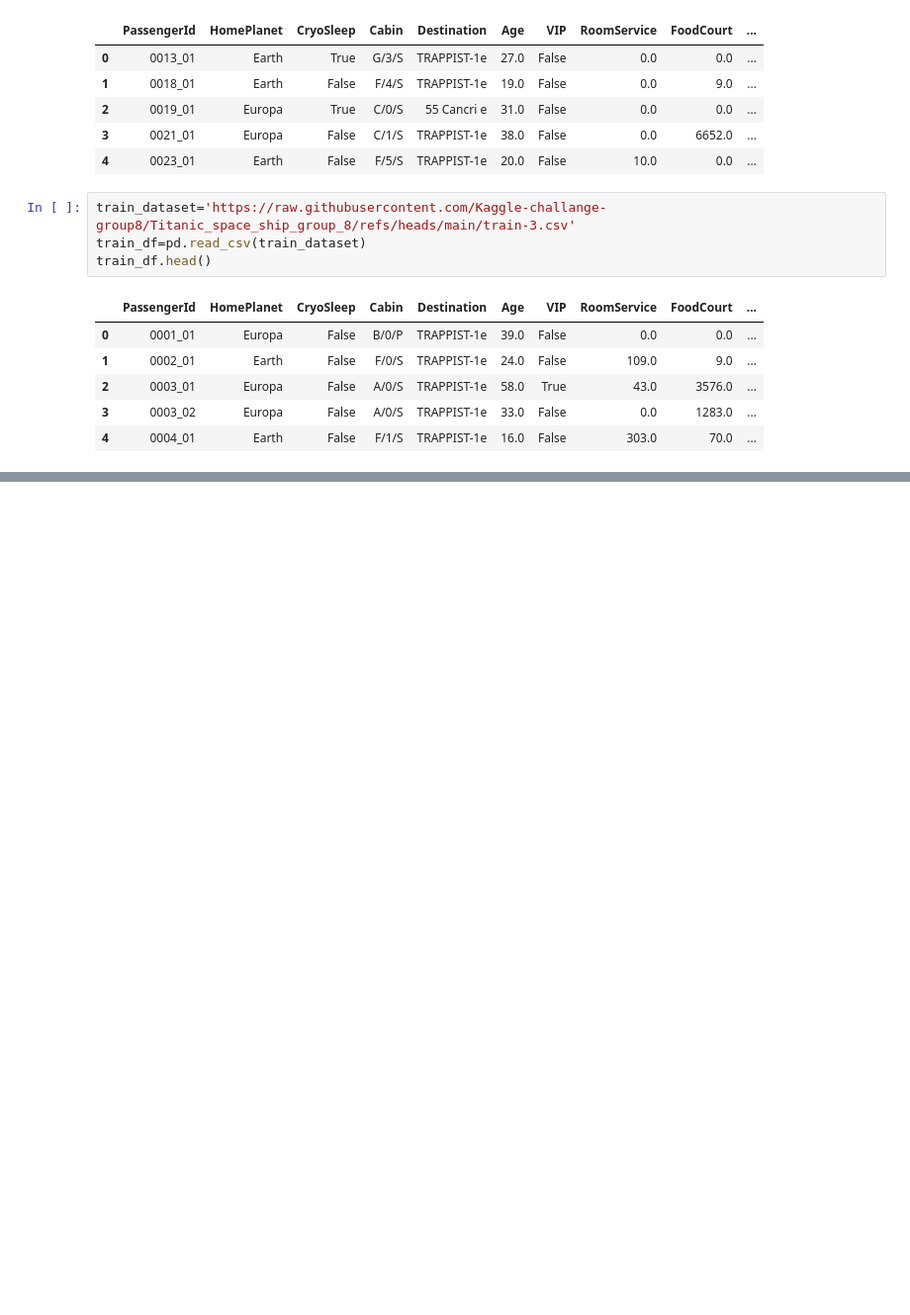
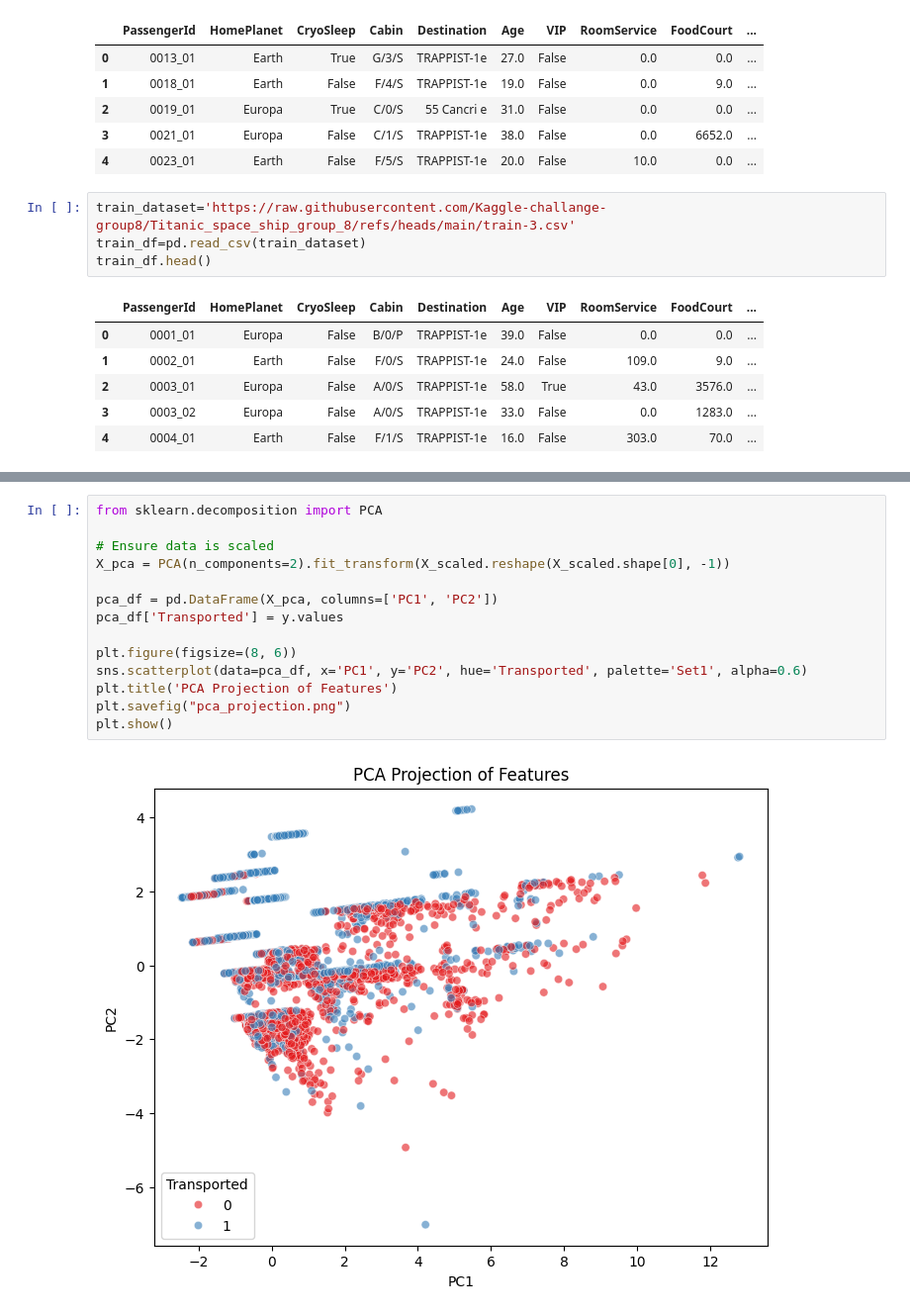
Before and after one commit to Kaggle-challange-group8/Titanic_space_ship_group_8, a Jupyter notebook: Kaggle_challange_group8.ipynb, the cells around one changed output, grey strips where cells are left out. Shown at 99% size. Drawn from its saved outputs; the diff is of its cells as text; blank space fills up the shorter version.

```diff
--- a/Kaggle_challange_group8.ipynb
+++ b/Kaggle_challange_group8.ipynb
@@ -38 +433,17 @@ test_df = pd.read_csv('/content/test-3.csv')
+# %%
+from sklearn.decomposition import PCA
+
+# Ensure data is scaled
+X_pca = PCA(n_components=2).fit_transform(X_scaled.reshape(X_scaled.shape[0], -1))
+
+pca_df = pd.DataFrame(X_pca, columns=['PC1', 'PC2'])
+pca_df['Transported'] = y.values
+
+plt.figure(figsize=(8, 6))
+sns.scatterplot(data=pca_df, x='PC1', y='PC2', hue='Transported', palette='Set1', alpha=0.6)
+plt.title('PCA Projection of Features')
+plt.savefig("pca_projection.png")
+plt.show()
+# %% [output]
+[figure, added]
 # %%
```
Also changed, not shown: parts of 12 cells of this notebook.
